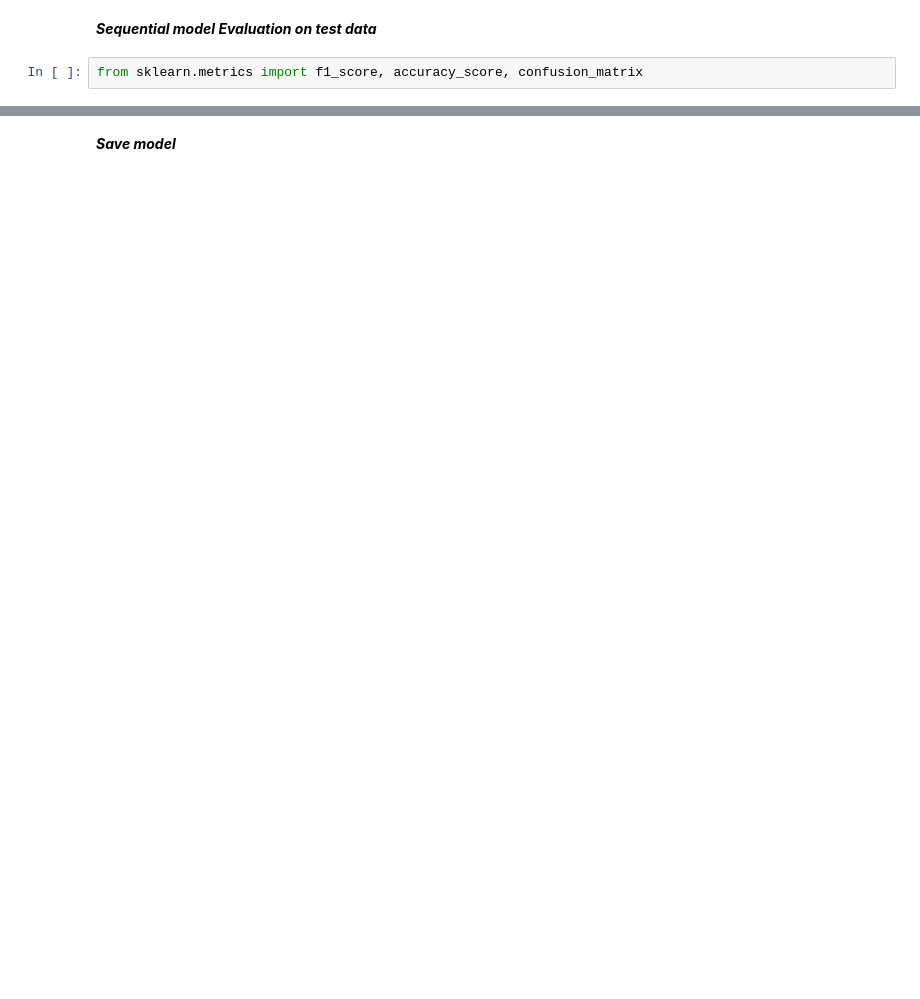
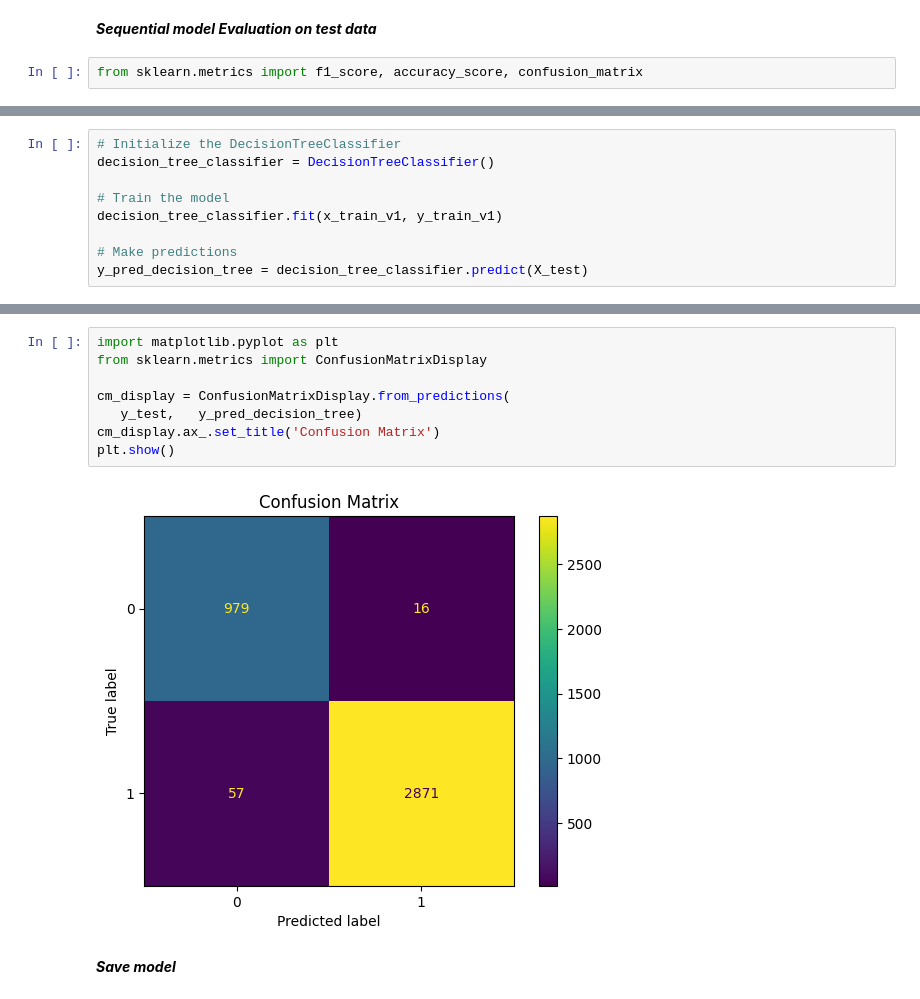
Before and after one commit to iseT1enLoc/IE105_FINAL_PROJECT, a Jupyter notebook: model_training.ipynb, the cells around one changed output, grey strips where cells are left out. Cells and saved outputs as stored; diff of their text form; blank space fills up the shorter version.

```diff
--- a/model_training.ipynb
+++ b/model_training.ipynb
@@ -132,0 +193,9 @@ plt.show()
+# %%
+# Initialize the DecisionTreeClassifier
+decision_tree_classifier = DecisionTreeClassifier()
+
+# Train the model
+decision_tree_classifier.fit(x_train_v1, y_train_v1)
+
+# Make predictions
+y_pred_decision_tree = decision_tree_classifier.predict(X_test)
@@ -133,3 +220,13 @@ plt.show()
+# %%
+import matplotlib.pyplot as plt
+from sklearn.metrics import ConfusionMatrixDisplay
+
+cm_display = ConfusionMatrixDisplay.from_predictions(
+   y_test,   y_pred_decision_tree)
+cm_display.ax_.set_title('Confusion Matrix')
+plt.show()
+# %% [output]
+[figure, added]
 # %% [markdown]
 ***Save model***
 # %%
```
Also changed, not shown: parts of 24 cells of this notebook, 10 other files.
